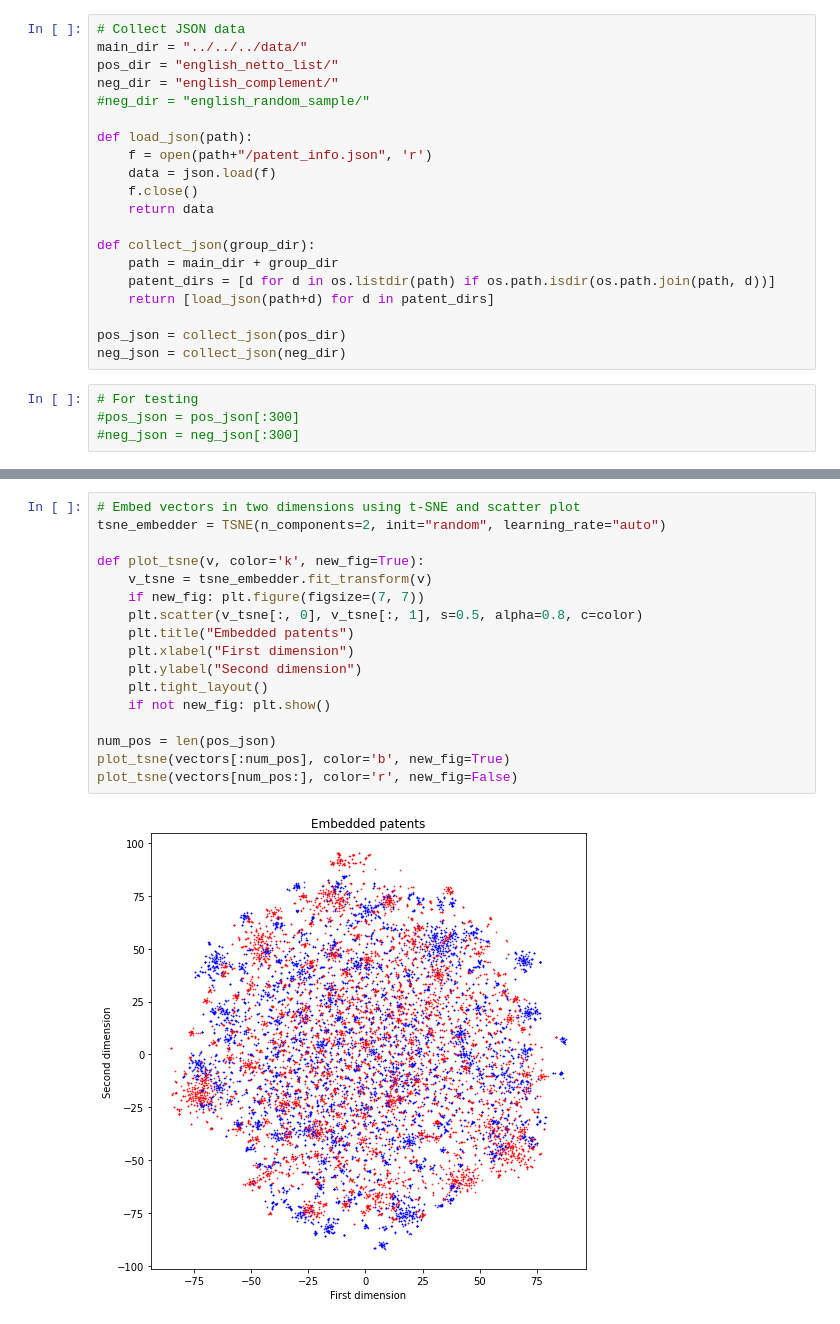
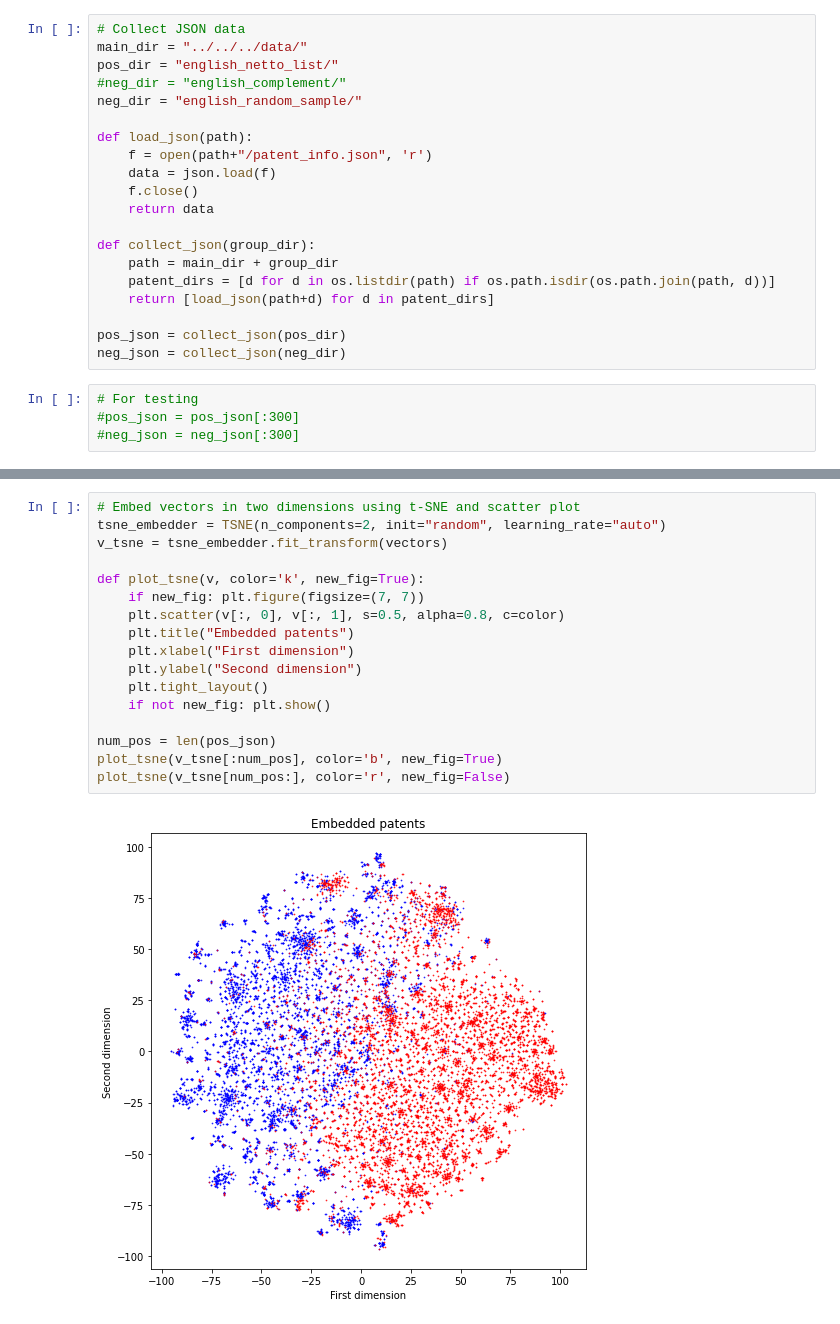
Before and after one commit to eryl/prv_kemi, a Jupyter notebook: notebooks/patent_analysis.ipynb, the cells around one changed output, grey strips where cells are left out. Saved outputs shown, nothing was run; the diff lists cells and outputs as text.

```diff
--- a/notebooks/patent_analysis.ipynb
+++ b/notebooks/patent_analysis.ipynb
@@ -10,8 +10,8 @@ from sklearn.feature_extraction.text import TfidfVectorizer
 # Collect JSON data
 main_dir = "../../../data/"
 pos_dir = "english_netto_list/"
-neg_dir = "english_complement/"
-#neg_dir = "english_random_sample/"
+#neg_dir = "english_complement/"
+neg_dir = "english_random_sample/"
 
 def load_json(path):
     f = open(path+"/patent_info.json", 'r')
@@ -84,19 +84,19 @@ Top tf-idf terms: ['thermosetting' 'carrier' 'activity' 'palladium' 'catalytic']
 # %%
 # Embed vectors in two dimensions using t-SNE and scatter plot
 tsne_embedder = TSNE(n_components=2, init="random", learning_rate="auto")
+v_tsne = tsne_embedder.fit_transform(vectors)
 
 def plot_tsne(v, color='k', new_fig=True):
-    v_tsne = tsne_embedder.fit_transform(v)
     if new_fig: plt.figure(figsize=(7, 7))
-    plt.scatter(v_tsne[:, 0], v_tsne[:, 1], s=0.5, alpha=0.8, c=color)
+    plt.scatter(v[:, 0], v[:, 1], s=0.5, alpha=0.8, c=color)
     plt.title("Embedded patents")
     plt.xlabel("First dimension")
     plt.ylabel("Second dimension")
     plt.tight_layout()
     if not new_fig: plt.show()
 
 num_pos = len(pos_json)
-plot_tsne(vectors[:num_pos], color='b', new_fig=True)
-plot_tsne(vectors[num_pos:], color='r', new_fig=False)
+plot_tsne(v_tsne[:num_pos], color='b', new_fig=True)
+plot_tsne(v_tsne[num_pos:], color='r', new_fig=False)
 # %% [output]
-[figure, old version]
+[figure, new version]
```
Also changed, not shown: parts of 3 cells of this notebook.
